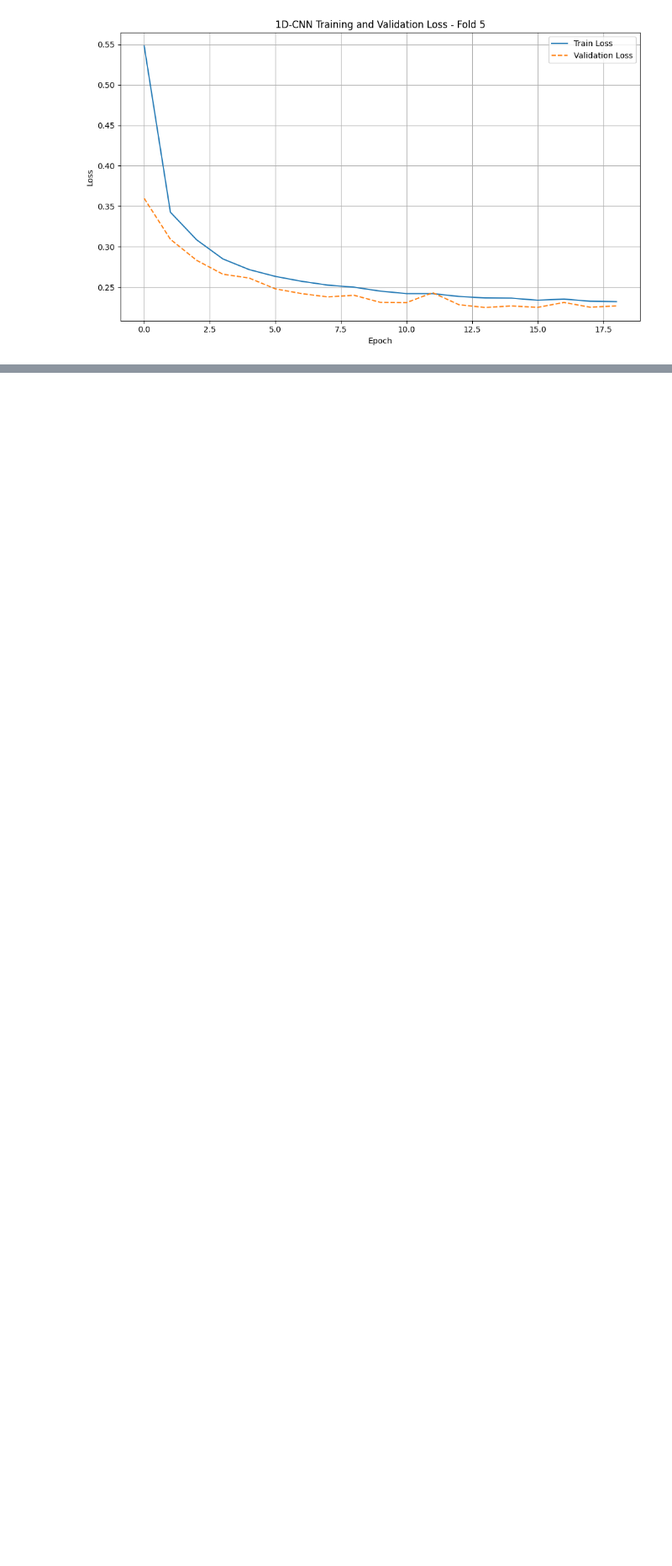
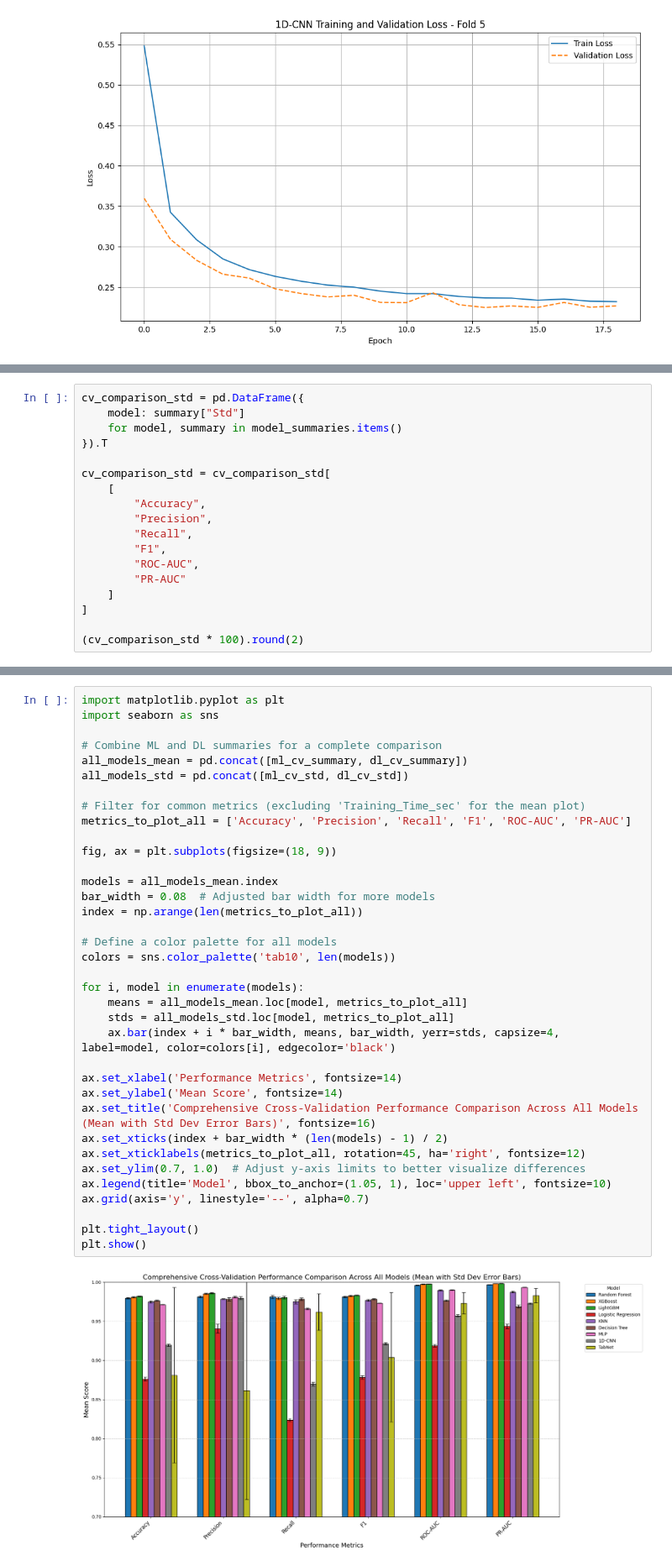
Before and after one commit to halimAhtasham/Network-_Intrusion_Detection---All_In_One, a Jupyter notebook: Binary_Classification_on_NIDS_with_ROSIDS23.ipynb, the cells around one changed output, grey strips where cells are left out. Shown at 84% size. Cells and saved outputs as stored; diff of their text form; blank space fills up the shorter version.

```diff
--- a/Binary_Classification_on_NIDS_with_ROSIDS23.ipynb
+++ b/Binary_Classification_on_NIDS_with_ROSIDS23.ipynb
@@ -2029,0 +2597,18 @@ for i, history in enumerate(cnn_histories):
+# %%
+cv_comparison_std = pd.DataFrame({
+    model: summary["Std"]
+    for model, summary in model_summaries.items()
+}).T
+
+cv_comparison_std = cv_comparison_std[
+    [
+        "Accuracy",
+        "Precision",
+        "Recall",
+        "F1",
+        "ROC-AUC",
+        "PR-AUC"
+    ]
+]
+
+(cv_comparison_std * 100).round(2)
@@ -2029,0 +2626,38 @@ for i, history in enumerate(cnn_histories):
+# %%
+import matplotlib.pyplot as plt
+import seaborn as sns
+
+# Combine ML and DL summaries for a complete comparison
+all_models_mean = pd.concat([ml_cv_summary, dl_cv_summary])
+all_models_std = pd.concat([ml_cv_std, dl_cv_std])
+
+# Filter for common metrics (excluding 'Training_Time_sec' for the mean plot)
+metrics_to_plot_all = ['Accuracy', 'Precision', 'Recall', 'F1', 'ROC-AUC', 'PR-AUC']
+
+fig, ax = plt.subplots(figsize=(18, 9))
+
+models = all_models_mean.index
+bar_width = 0.08  # Adjusted bar width for more models
+index = np.arange(len(metrics_to_plot_all))
+
+# Define a color palette for all models
+colors = sns.color_palette('tab10', len(models))
+
+for i, model in enumerate(models):
+    means = all_models_mean.loc[model, metrics_to_plot_all]
+    stds = all_models_std.loc[model, metrics_to_plot_all]
+    ax.bar(index + i * bar_width, means, bar_width, yerr=stds, capsize=4, label=model, color=colors[i], edgecolor='black')
+
+ax.set_xlabel('Performance Metrics', fontsize=14)
+ax.set_ylabel('Mean Score', fontsize=14)
+ax.set_title('Comprehensive Cross-Validation Performance Comparison Across All Models (Mean with Std Dev Error Bars)', fontsize=16)
+ax.set_xticks(index + bar_width * (len(models) - 1) / 2)
+ax.set_xticklabels(metrics_to_plot_all, rotation=45, ha='right', fontsize=12)
+ax.set_ylim(0.7, 1.0)  # Adjust y-axis limits to better visualize differences
+ax.legend(title='Model', bbox_to_anchor=(1.05, 1), loc='upper left', fontsize=10)
+ax.grid(axis='y', linestyle='--', alpha=0.7)
+
+plt.tight_layout()
+plt.show()
+# %% [output]
+[figure, added]
```
Also changed, not shown: parts of 47 cells of this notebook.
